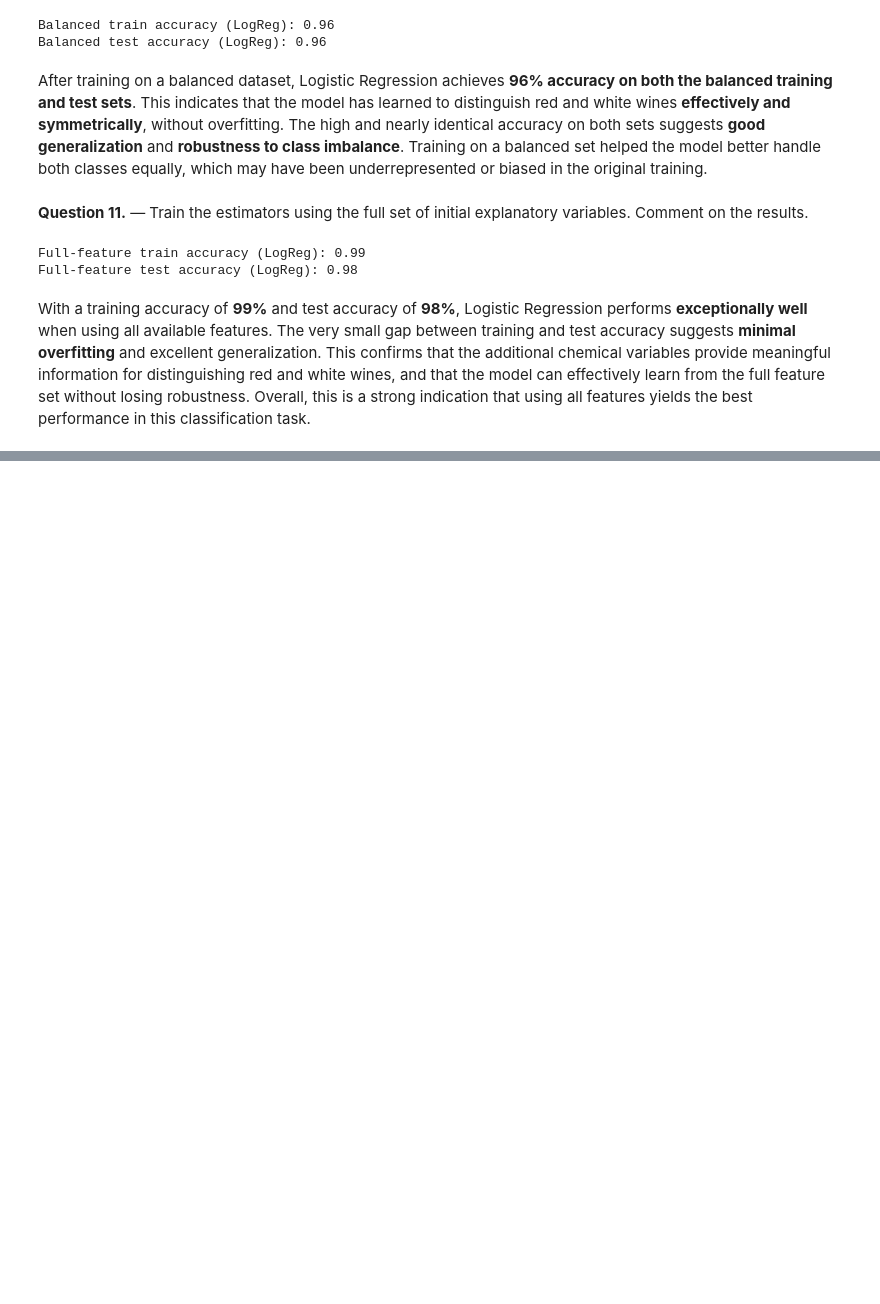
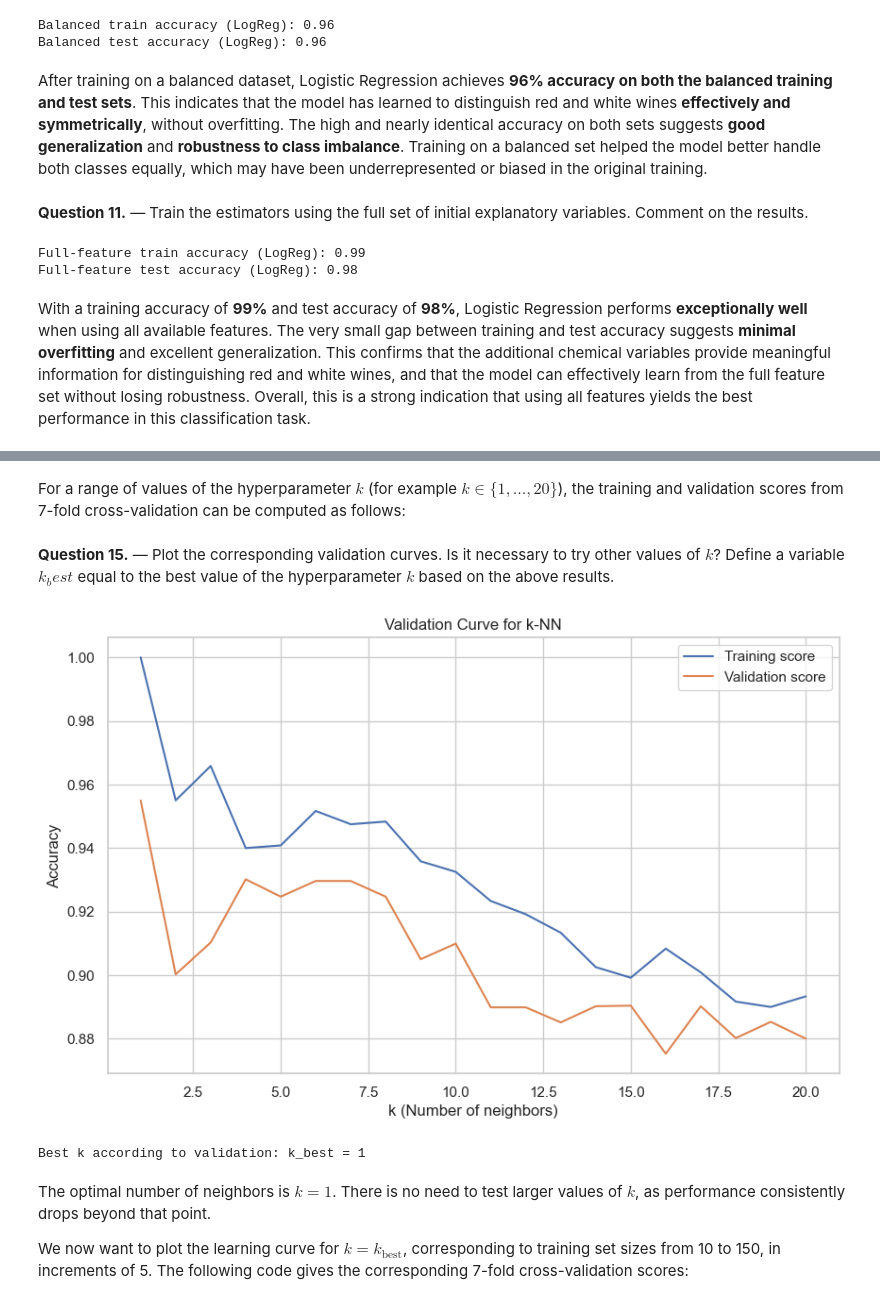
Before and after one commit to pieropls/ENSAE-Miscellaneous, a Jupyter notebook: machine-learning/3.Perceptron_K-NN.ipynb, the cells around one changed output, grey strips where cells are left out. Drawn from its saved outputs; the diff is of its cells as text; code cells hidden in the pictures; blank space fills up the shorter version.

```diff
--- a/machine-learning/3.Perceptron_K-NN.ipynb
+++ b/machine-learning/3.Perceptron_K-NN.ipynb
@@ -278,0 +348,2 @@ With a training accuracy of **99%** and test accuracy of **98%**, Logistic Regre
+# %%
+X_cv, X_test, y_cv, y_test = train_test_split(X, y, train_size=200, stratify=y, random_state=87)
@@ -278,0 +375,38 @@ With a training accuracy of **99%** and test accuracy of **98%**, Logistic Regre
+# %% [markdown]
+For a range of values of the hyperparameter $k$ (for example $k \in \{1, \ldots, 20\}$), the training and validation scores from 7-fold cross-validation can be computed as follows:
+# %%
+from sklearn.model_selection import validation_curve
+
+k_range = range(1, 21)
+train_scores, valid_scores = validation_curve(
+    estimator=KNeighborsClassifier(),
+    X=X_cv,
+    y=y_cv,
+    param_name="n_neighbors",
+    param_range=k_range,
+    cv=7
+)
+# %% [markdown]
+**Question 15.** — Plot the corresponding validation curves. Is it necessary to try other values of $k$? Define a variable
+$k_best$ equal to the best value of the hyperparameter $k$ based on the above results.
+# %%
+plt.figure(figsize=(10, 6))
+plt.plot(k_range, train_scores.mean(axis=1), label="Training score")
+plt.plot(k_range, valid_scores.mean(axis=1), label="Validation score")
+plt.xlabel("k (Number of neighbors)")
+plt.ylabel("Accuracy")
+plt.title("Validation Curve for k-NN")
+plt.legend()
+plt.grid(True)
+plt.show()
+
+k_best = k_range[np.argmax(valid_scores.mean(axis=1))]
+print(f"Best k according to validation: k_best = {k_best}")
+# %% [output]
+[figure, added]
+Best k according to validation: k_best = 1
+# %% [markdown]
+The optimal number of neighbors is $k=1$. There is no need to test larger values of $k$, as performance consistently drops beyond that point.
+
+We now want to plot the learning curve for $k=k_{\text{best}}$, corresponding to training set sizes from 10 to 150, in
+increments of 5. The following code gives the corresponding 7-fold cross-validation scores:
```
Also changed, not shown: parts of 29 cells of this notebook.
